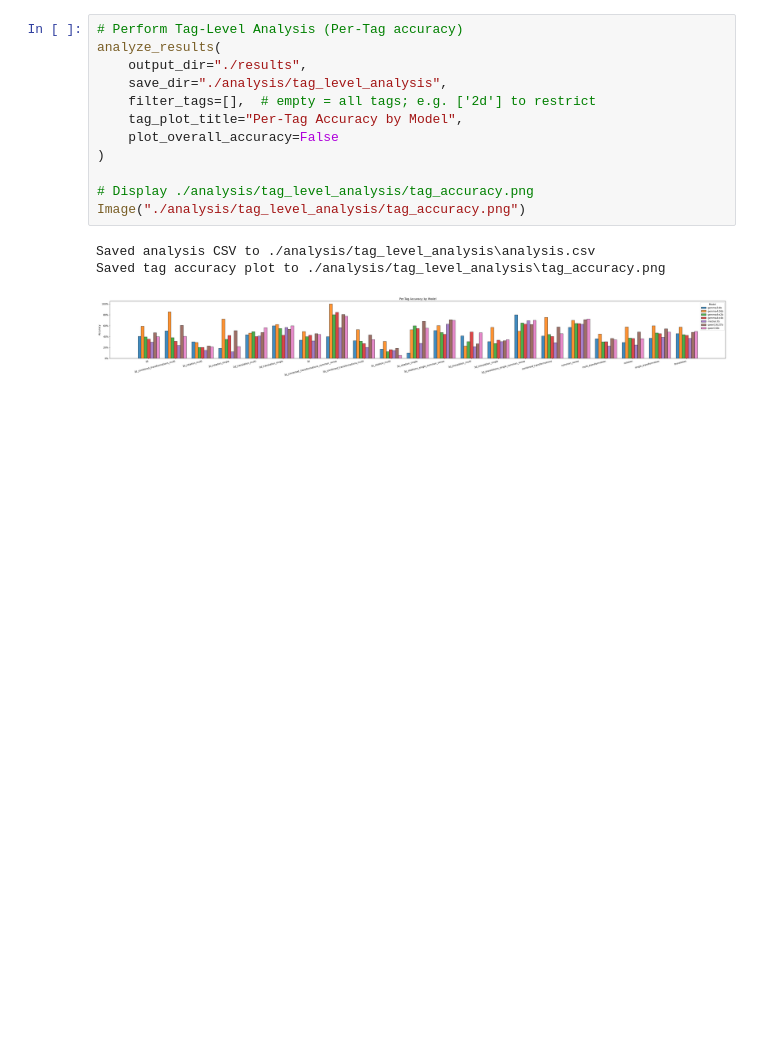
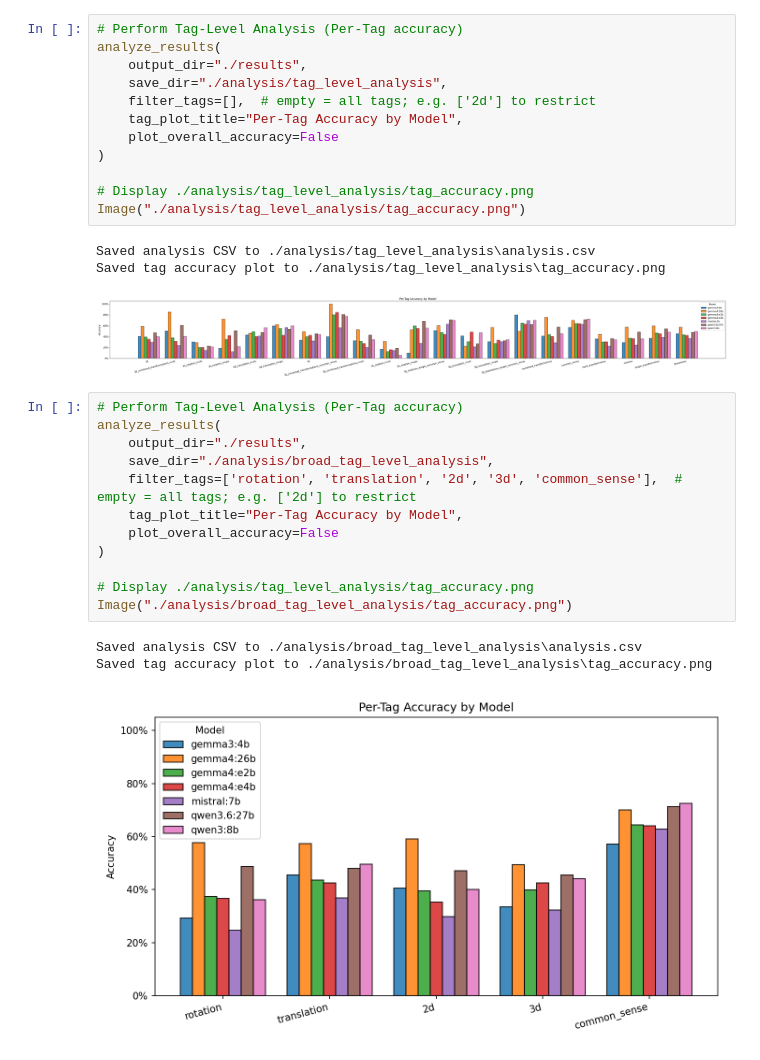
Before and after one commit to evalAI2eval/SpatialReasoning, a Jupyter notebook: experiments/simple_set/experiment.ipynb, the cells around one changed output. Drawn from its saved outputs; the diff is of its cells as text; blank space fills up the shorter version.

Commit message:
updated rubiks tasks, added additional plot to simple experiment notebook

```diff
--- a/experiments/simple_set/experiment.ipynb
+++ b/experiments/simple_set/experiment.ipynb
@@ -96,3 +96,19 @@ Image("./analysis/tag_level_analysis/tag_accuracy.png")
 Saved analysis CSV to ./analysis/tag_level_analysis\analysis.csv
 Saved tag accuracy plot to ./analysis/tag_level_analysis\tag_accuracy.png
 [figure]
+# %%
+# Perform Tag-Level Analysis (Per-Tag accuracy)
+analyze_results(
+    output_dir="./results",
+    save_dir="./analysis/broad_tag_level_analysis",
+    filter_tags=['rotation', 'translation', '2d', '3d', 'common_sense'],  # empty = all tags; e.g. ['2d'] to restrict
+    tag_plot_title="Per-Tag Accuracy by Model",
+    plot_overall_accuracy=False
+)
+
+# Display ./analysis/tag_level_analysis/tag_accuracy.png
+Image("./analysis/broad_tag_level_analysis/tag_accuracy.png")
+# %% [output]
+Saved analysis CSV to ./analysis/broad_tag_level_analysis\analysis.csv
+Saved tag accuracy plot to ./analysis/broad_tag_level_analysis\tag_accuracy.png
+[figure, added]
```
Also changed, not shown: 8 other files.
